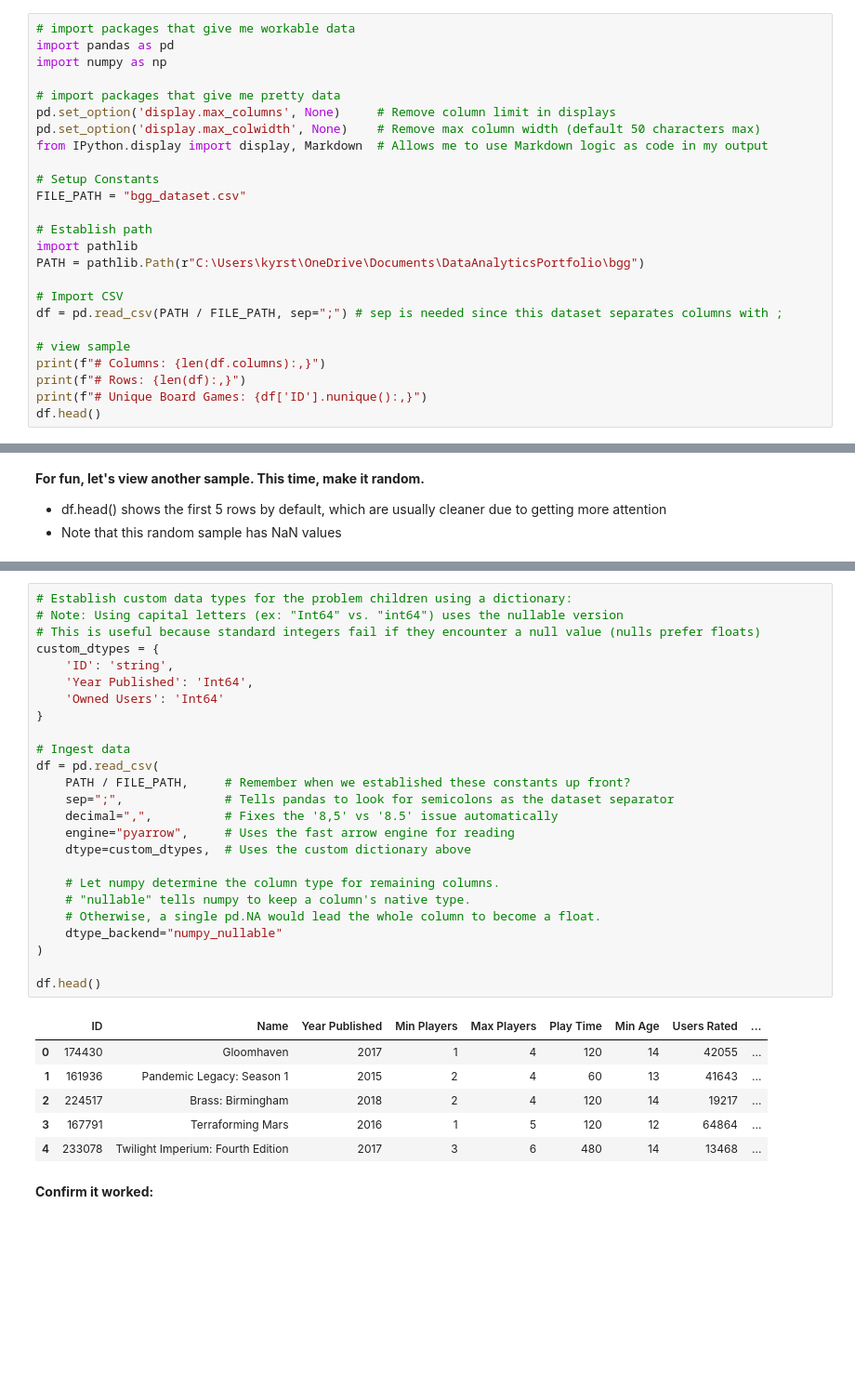
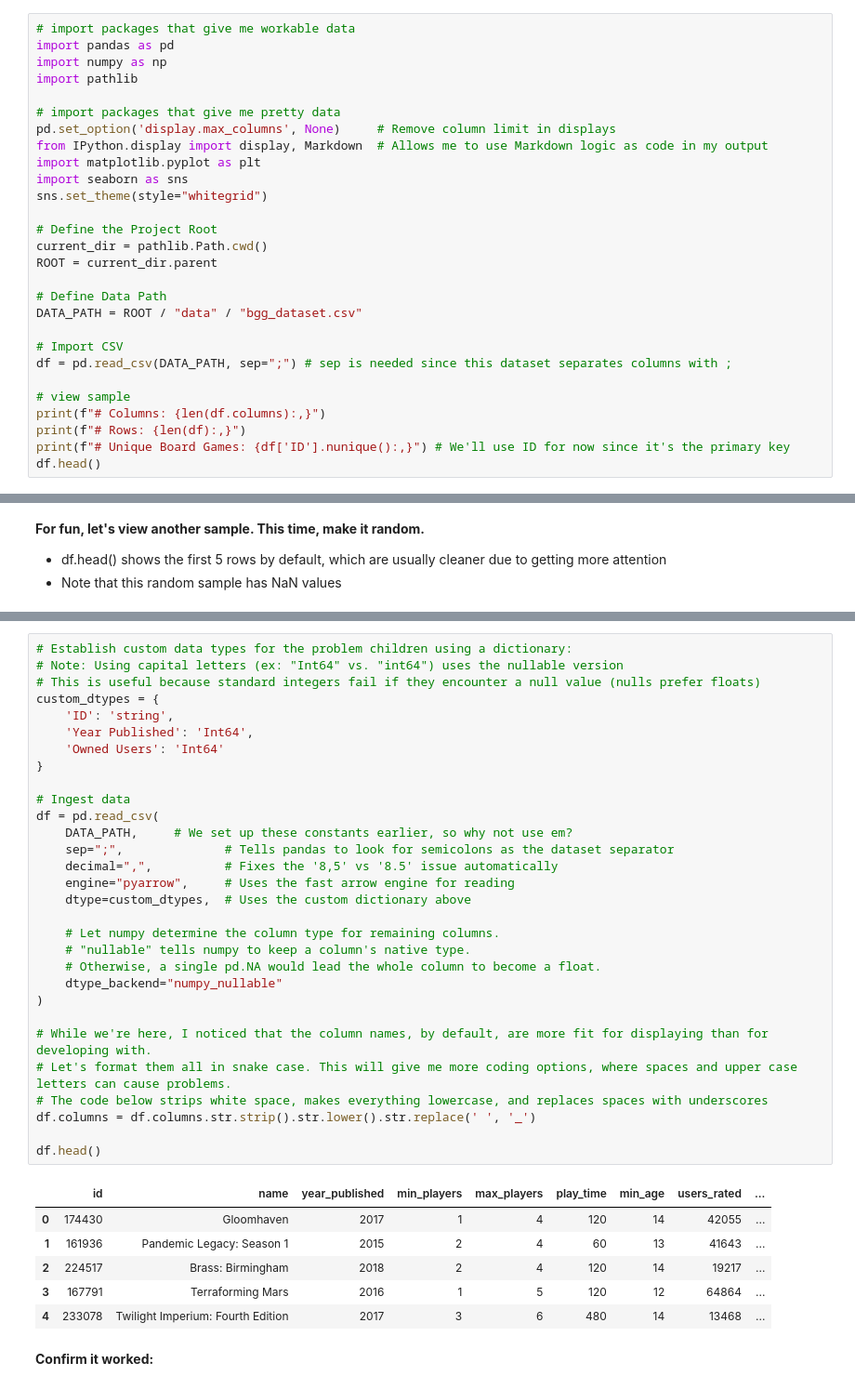
Before and after one commit to hayworthanalytics/board-game-insights, a Jupyter notebook: notebooks/01_exploration.ipynb, the cells around one changed output, grey strips where cells are left out. Shown at 93% size. Drawn from its saved outputs; the diff is of its cells as text; blank space fills up the shorter version.

```diff
--- a/notebooks/01_exploration.ipynb
+++ b/notebooks/01_exploration.ipynb
@@ -23,26 +23,29 @@ Thanks for joining me in this valiant effort. Let's see what we can cook up!
 # import packages that give me workable data
 import pandas as pd
 import numpy as np
+import pathlib
 
 # import packages that give me pretty data
 pd.set_option('display.max_columns', None)     # Remove column limit in displays
-pd.set_option('display.max_colwidth', None)    # Remove max column width (default 50 characters max)
 from IPython.display import display, Markdown  # Allows me to use Markdown logic as code in my output
+import matplotlib.pyplot as plt
+import seaborn as sns
+sns.set_theme(style="whitegrid")
 
-# Setup Constants
-FILE_PATH = "bgg_dataset.csv"
+# Define the Project Root
+current_dir = pathlib.Path.cwd()
+ROOT = current_dir.parent
 
-# Establish path
-import pathlib
-PATH = pathlib.Path(r"C:\Users\kyrst\OneDrive\Documents\DataAnalyticsPortfolio\bgg")
+# Define Data Path
+DATA_PATH = ROOT / "data" / "bgg_dataset.csv"
 
 # Import CSV
-df = pd.read_csv(PATH / FILE_PATH, sep=";") # sep is needed since this dataset separates columns with ;
+df = pd.read_csv(DATA_PATH, sep=";") # sep is needed since this dataset separates columns with ;
 
 # view sample
 print(f"# Columns: {len(df.columns):,}")
 print(f"# Rows: {len(df):,}")
-print(f"# Unique Board Games: {df['ID'].nunique():,}")
+print(f"# Unique Board Games: {df['ID'].nunique():,}") # We'll use ID for now since it's the primary key
 df.head()
 # %% [output]
 # Columns: 14
@@ -106,30 +109,35 @@ Let's re-read the dataset and establish more rules up front
 # %%
 # Establish custom data types for the problem children using a dictionary:
 # Note: Using capital letters (ex: "Int64" vs. "int64") uses the nullable version
 # This is useful because standard integers fail if they encounter a null value (nulls prefer floats)
 custom_dtypes = {
     'ID': 'string',
     'Year Published': 'Int64',
     'Owned Users': 'Int64'
 }
 
 # Ingest data
 df = pd.read_csv(
-    PATH / FILE_PATH,     # Remember when we established these constants up front?
+    DATA_PATH,     # We set up these constants earlier, so why not use em?
     sep=";",              # Tells pandas to look for semicolons as the dataset separator
     decimal=",",          # Fixes the '8,5' vs '8.5' issue automatically
     engine="pyarrow",     # Uses the fast arrow engine for reading
     dtype=custom_dtypes,  # Uses the custom dictionary above
 
     # Let numpy determine the column type for remaining columns.
     # "nullable" tells numpy to keep a column's native type.
     # Otherwise, a single pd.NA would lead the whole column to become a float.
     dtype_backend="numpy_nullable"
 )
 
+# While we're here, I noticed that the column names, by default, are more fit for displaying than for developing with.
+# Let's format them all in snake case. This will give me more coding options, where spaces and upper case letters can cause problems.
+# The code below strips white space, makes everything lowercase, and replaces spaces with underscores
+df.columns = df.columns.str.strip().str.lower().str.replace(' ', '_')
+
 df.head()
 # %% [output]
-|  | ID | Name | Year Published | Min Players | Max Players | Play Time | Min Age | Users Rated | ... |
+|  | id | name | year_published | min_players | max_players | play_time | min_age | users_rated | ... |
 | 0 | 174430 | Gloomhaven | 2017 | 1 | 4 | 120 | 14 | 42055 | ... |
 | 1 | 161936 | Pandemic Legacy: Season 1 | 2015 | 2 | 4 | 60 | 13 | 41643 | ... |
 | 2 | 224517 | Brass: Birmingham | 2018 | 2 | 4 | 120 | 14 | 19217 | ... |
```
Also changed, not shown: parts of 43 cells of this notebook.
